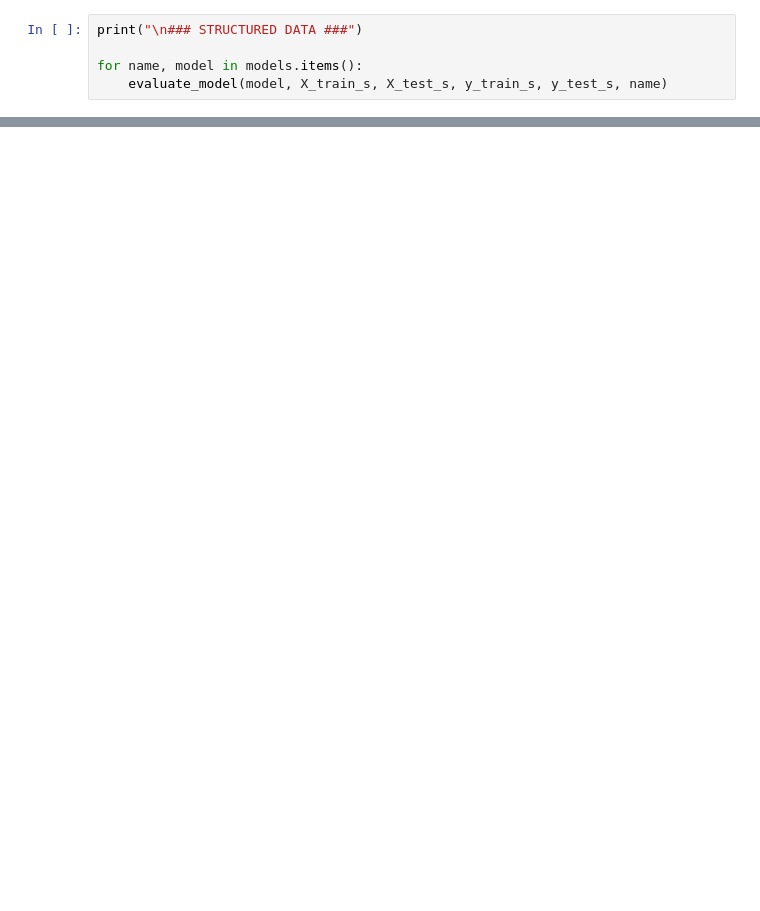
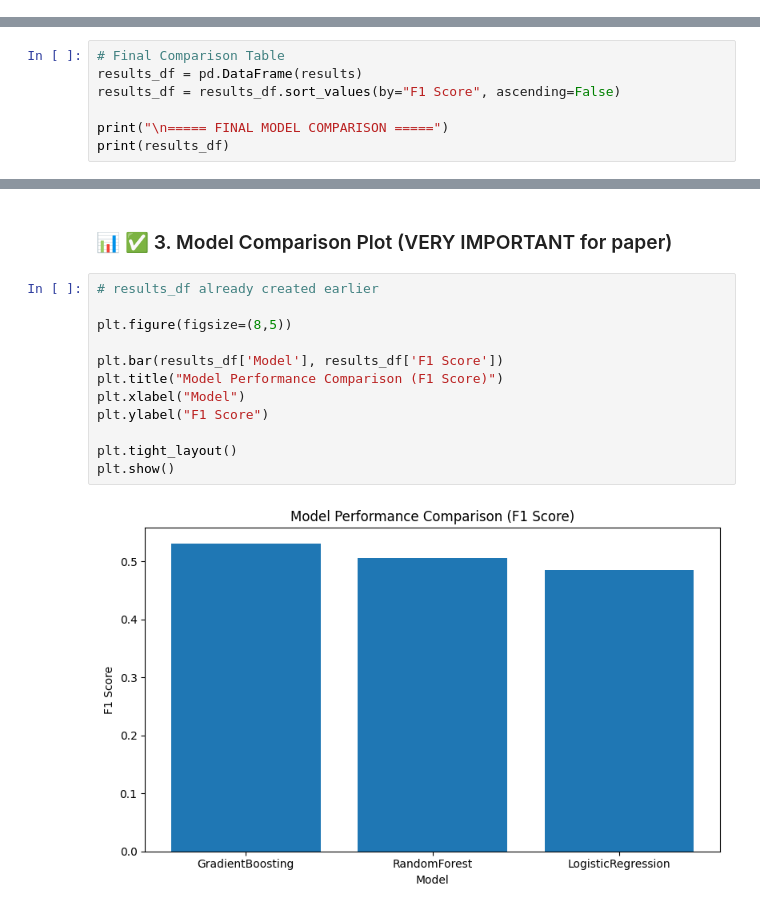
Before and after one commit to malaynilabh/Industrial_Safety_Severity_Prediction, a Jupyter notebook: notebooks/ensemble_model.ipynb, the cells around one changed output, grey strips where cells are left out. Saved outputs shown, nothing was run; the diff lists cells and outputs as text; blank space fills up the shorter version.

```diff
--- a/notebooks/ensemble_model.ipynb
+++ b/notebooks/ensemble_model.ipynb
@@ -133,5 +115,0 @@ def evaluate_model(model, X_train, X_test, y_train, y_test, label):
-# %%
-print("\n### STRUCTURED DATA ###")
-
-for name, model in models.items():
-    evaluate_model(model, X_train_s, X_test_s, y_train_s, y_test_s, name)
@@ -305,0 +161,7 @@ Stacked LSTM Accuracy: 0.42352941632270813
+# %%
+# Final Comparison Table
+results_df = pd.DataFrame(results)
+results_df = results_df.sort_values(by="F1 Score", ascending=False)
+
+print("\n===== FINAL MODEL COMPARISON =====")
+print(results_df)
@@ -305,0 +281,16 @@ Stacked LSTM Accuracy: 0.42352941632270813
+# %% [markdown]
+### 📊 ✅ 3. Model Comparison Plot (VERY IMPORTANT for paper)
+# %%
+# results_df already created earlier
+
+plt.figure(figsize=(8,5))
+
+plt.bar(results_df['Model'], results_df['F1 Score'])
+plt.title("Model Performance Comparison (F1 Score)")
+plt.xlabel("Model")
+plt.ylabel("F1 Score")
+
+plt.tight_layout()
+plt.show()
+# %% [output]
+[figure, added]
```
Also changed, not shown: parts of 117 cells of this notebook.
